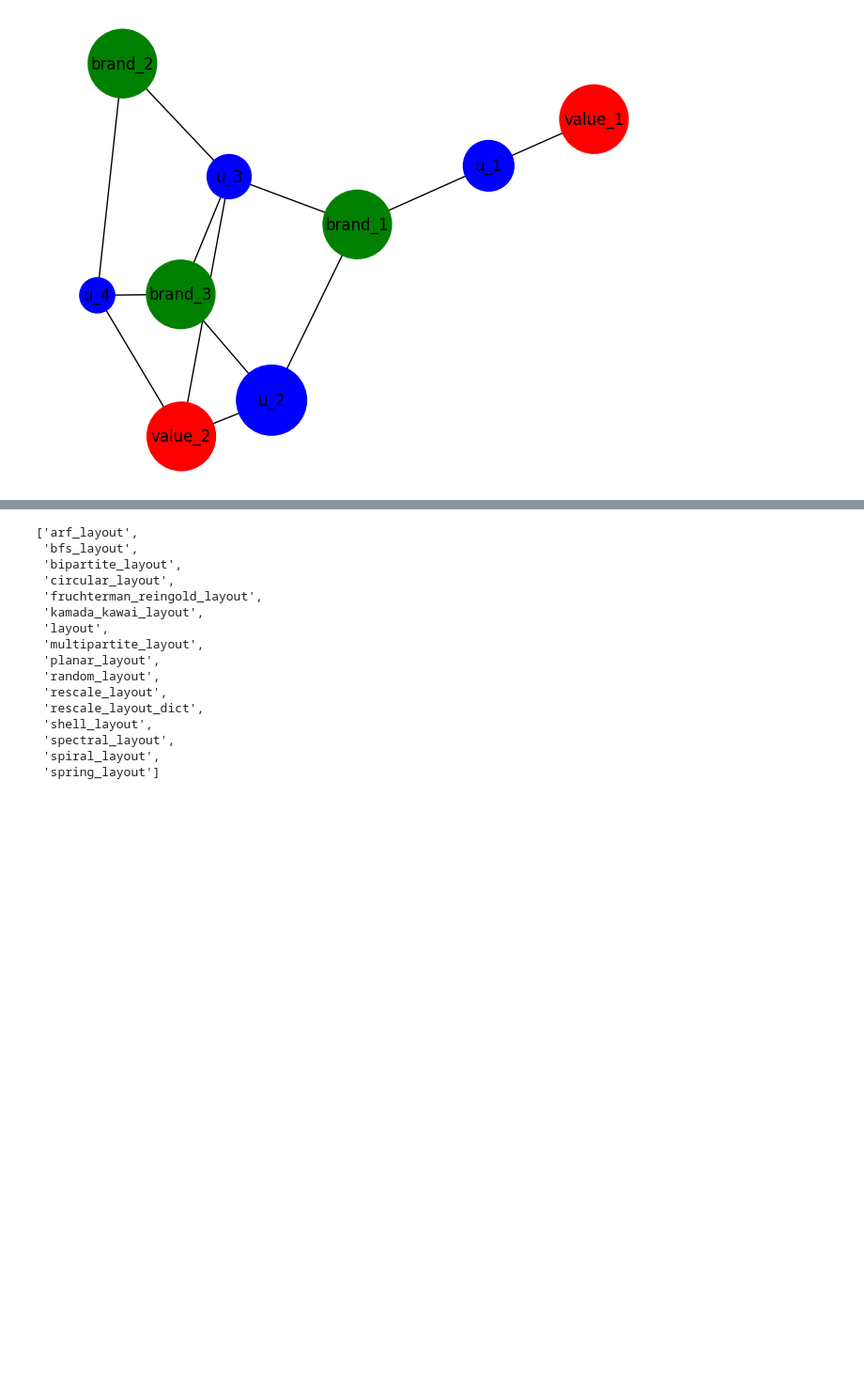
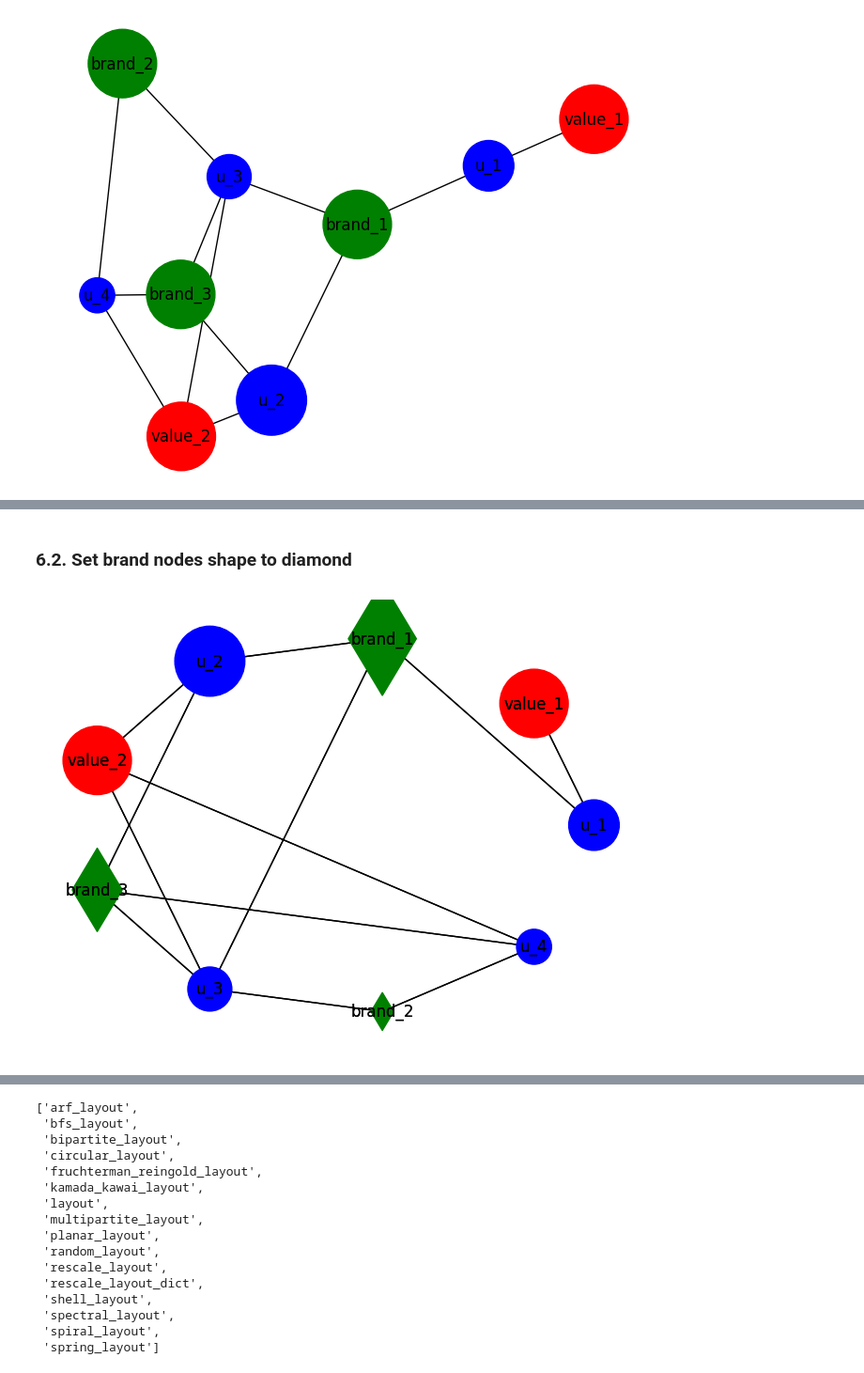
Before and after one commit to argythana/uoa_py_course, a Jupyter notebook: lectures_07_12_pandas_scikit/lecture_08_EDA_plots/r4m_network_graphs/network_graphs_tutorial.ipynb, the cells around one changed output, grey strips where cells are left out. Shown at 94% size. Saved outputs shown, nothing was run; the diff lists cells and outputs as text; code cells hidden in the pictures; blank space fills up the shorter version.

```diff
--- a/lectures_07_12_pandas_scikit/lecture_08_EDA_plots/r4m_network_graphs/network_graphs_tutorial.ipynb
+++ b/lectures_07_12_pandas_scikit/lecture_08_EDA_plots/r4m_network_graphs/network_graphs_tutorial.ipynb
@@ -463,0 +468,16 @@ plt.show()
+# %%
+# Scenario 6 data
+data_6 = {
+    "user_id": ["u_1", "u_2", "u_3", "u_4"],
+    "feature": ["value_1", "value_2", "value_2", "value_2"],
+    "viewed_brand": [
+        ["brand_1"], ["brand_1", "brand_3"], ["brand_1", "brand_2", "brand_3"], ["brand_2", "brand_3"]
+    ],
+    "views_count_by_brand": [
+        {"brand_1": 25}, {"brand_1": 28, "brand_3": 20}, {"brand_1": 10,"brand_2": 3, "brand_3": 6}, {"brand_2": 4, "brand_3": 8}
+    ],
+    "total_views_of_user": [25, 48, 19, 12]
+}
+
+df_6 = pd.DataFrame(data_6)
+df_6
@@ -463,0 +580,18 @@ plt.show()
+# %% [markdown]
+### 6.2. Set brand nodes shape to diamond
+# %%
+# set brand nodes shape as diamond
+node_shapes = ['d' if node.startswith('brand') else 'o' for node in G_6.nodes()]
+
+# Draw plot
+for shape in set(node_shapes):
+    nx.draw(
+        G_6, pos=pos, with_labels=True,
+        node_size=[size for size, s in zip(node_sizes, node_shapes) if s == shape],
+        node_color=[color for color, s in zip(node_colors, node_shapes) if s == shape],
+        nodelist=[node for node, s in zip(G_6.nodes(), node_shapes) if s == shape],
+        node_shape=shape
+    )
+plt.show()
+# %% [output]
+[figure, added]
```
Also changed, not shown: parts of 17 cells of this notebook, 1 other file.
